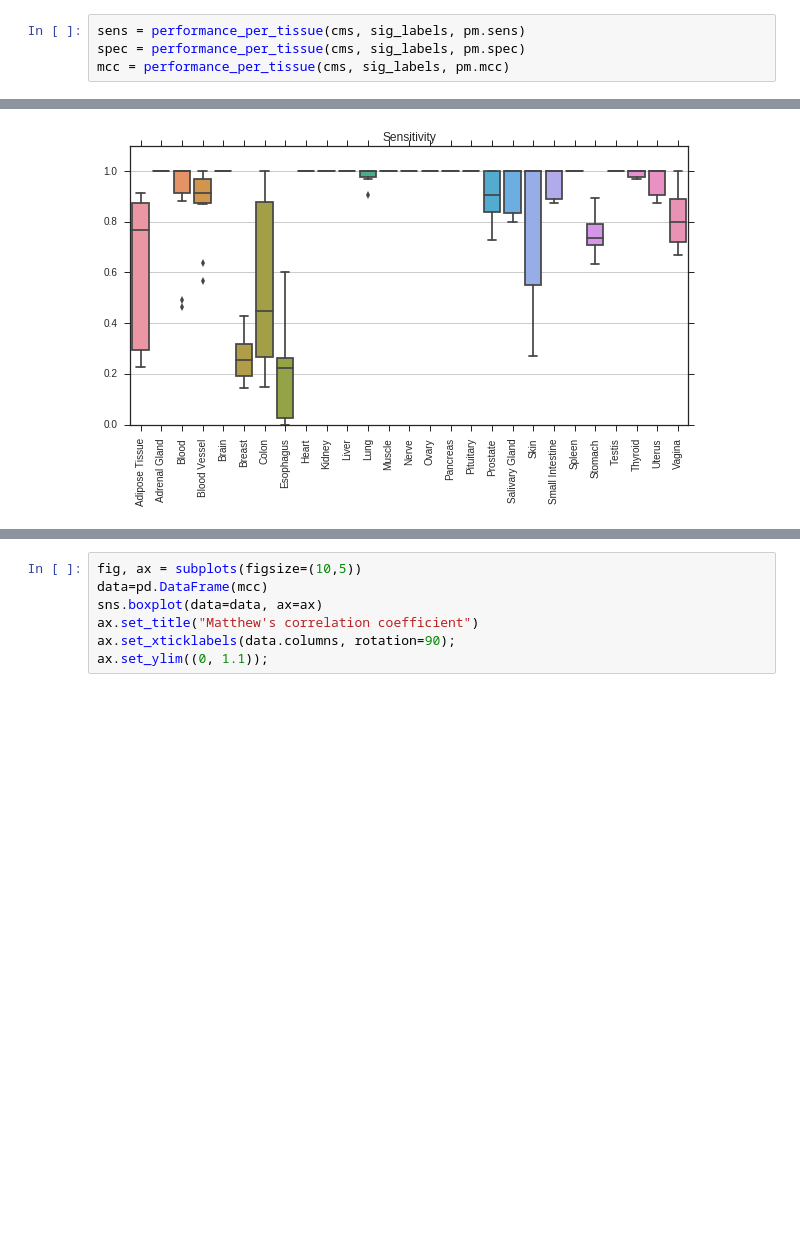
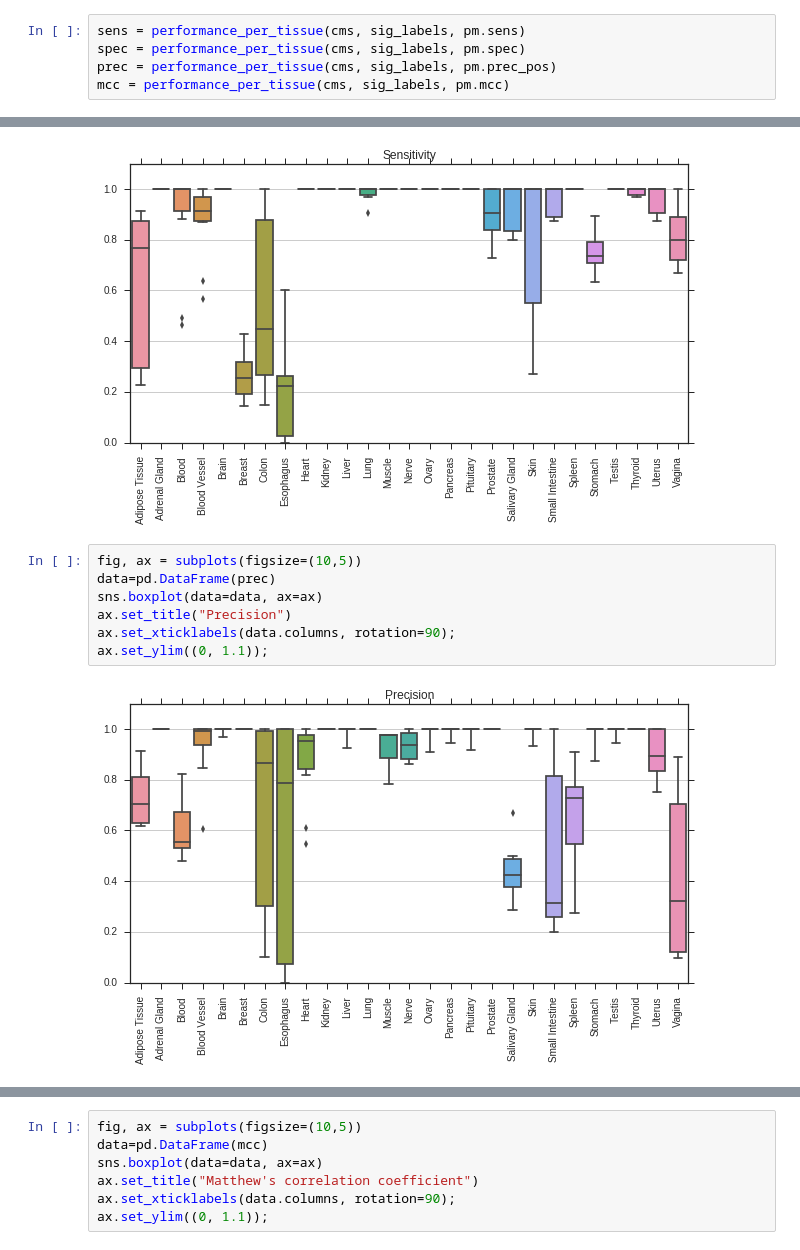
Before and after one commit to grst/pygenesig, a Jupyter notebook: notebooks/validate_gini.ipynb, the cells around one changed output, grey strips where cells are left out. Cells and saved outputs as stored; diff of their text form; blank space fills up the shorter version.

```diff
--- a/notebooks/validate_gini.ipynb
+++ b/notebooks/validate_gini.ipynb
@@ -94,6 +100,7 @@ Below, we show the Sensitiviy, Specificity and Matthews Correlation Coefficient
 # %%
 sens = performance_per_tissue(cms, sig_labels, pm.sens)
 spec = performance_per_tissue(cms, sig_labels, pm.spec)
+prec = performance_per_tissue(cms, sig_labels, pm.prec_pos)
 mcc = performance_per_tissue(cms, sig_labels, pm.mcc)
 # %%
 fig, ax = subplots(figsize=(10,5))
@@ -104,6 +111,15 @@ ax.set_xticklabels(data.columns, rotation=90);
 ax.set_ylim((0, 1.1));
 # %% [output]
 [figure]
+# %%
+fig, ax = subplots(figsize=(10,5))
+data=pd.DataFrame(prec)
+sns.boxplot(data=data, ax=ax)
+ax.set_title("Precision")
+ax.set_xticklabels(data.columns, rotation=90);
+ax.set_ylim((0, 1.1));
+# %% [output]
+[figure, added]
 # %%
 fig, ax = subplots(figsize=(10,5))
 data=pd.DataFrame(spec)
```
Also changed, not shown: parts of 5 cells of this notebook, 3 other files.
